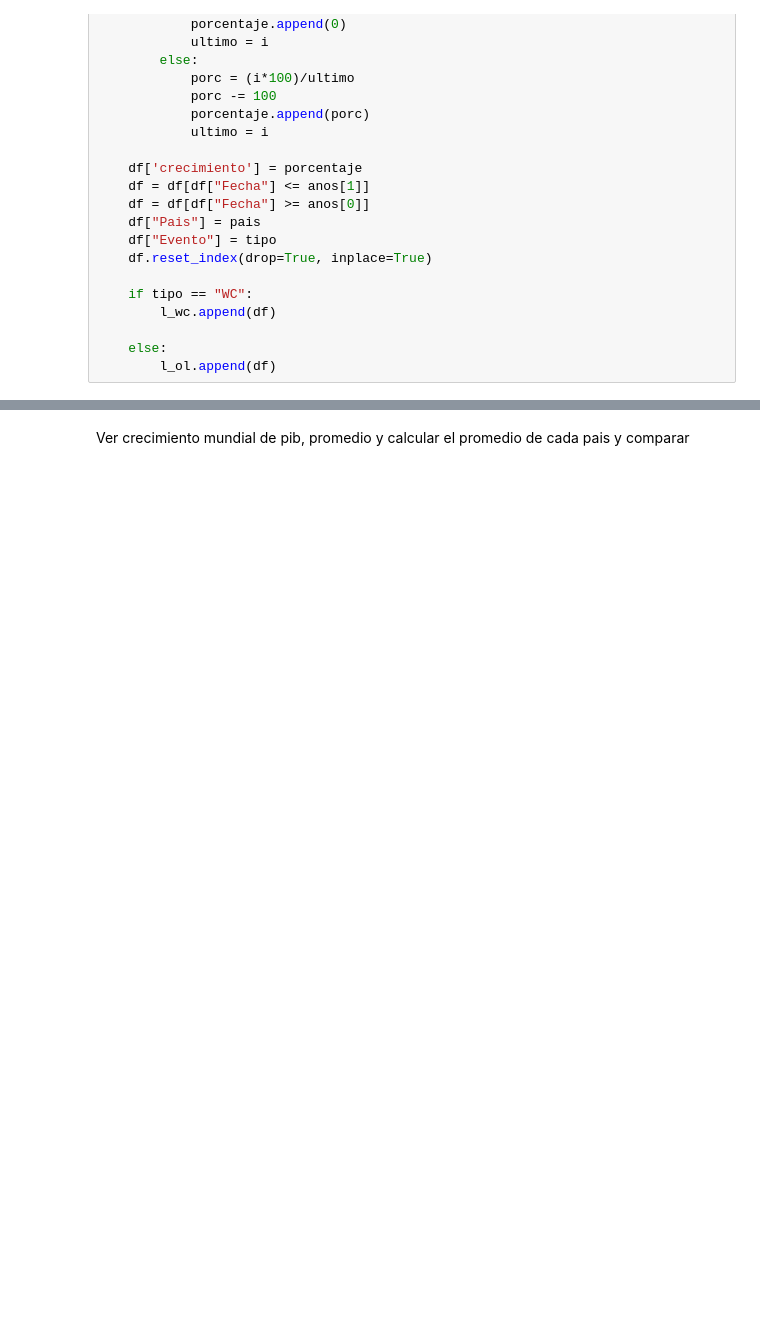
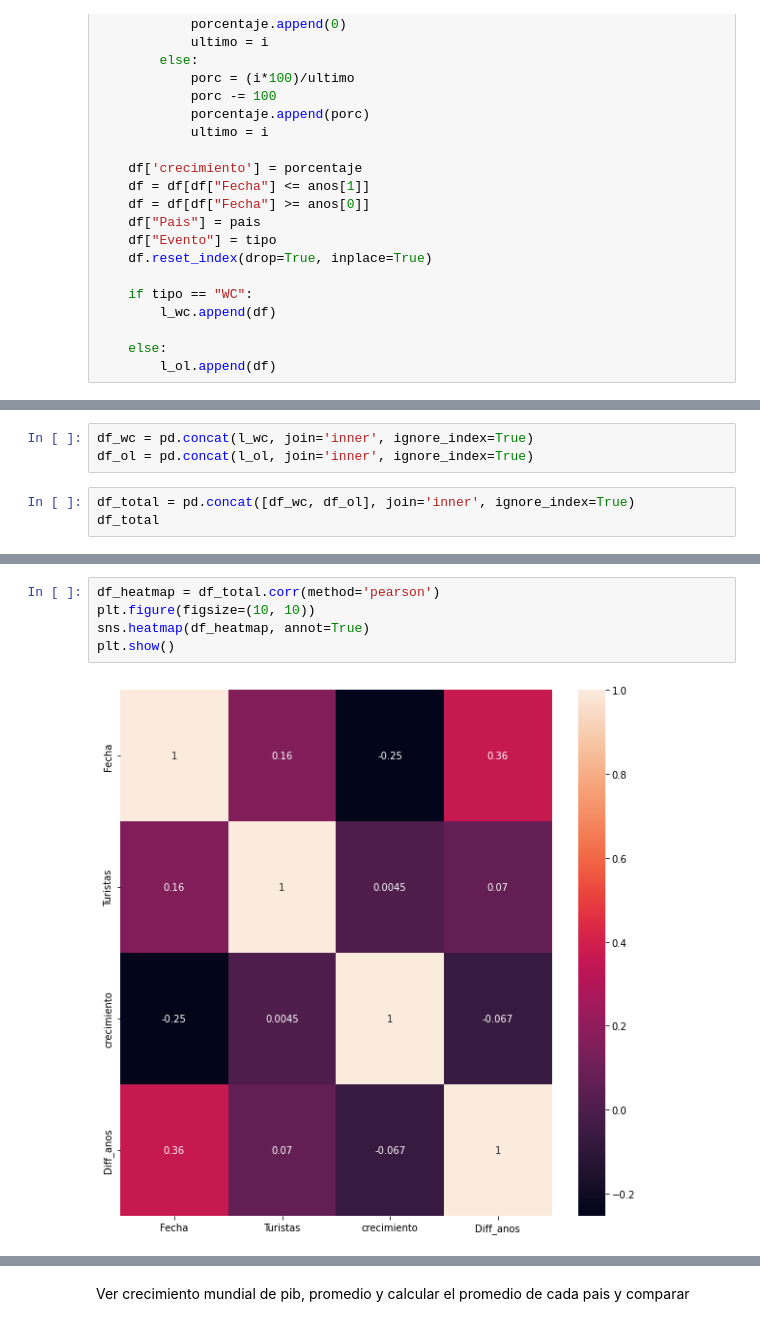
Before and after one commit to ThareauB/Proyecto-libertadores, a Jupyter notebook: proyect.ipynb, the cells around one changed output, grey strips where cells are left out. Cells and saved outputs as stored; diff of their text form; blank space fills up the shorter version.

```diff
--- a/proyect.ipynb
+++ b/proyect.ipynb
@@ -62,0 +85,6 @@ for j in lista_paises:
+# %%
+df_wc = pd.concat(l_wc, join='inner', ignore_index=True)
+df_ol = pd.concat(l_ol, join='inner', ignore_index=True)
+# %%
+df_total = pd.concat([df_wc, df_ol], join='inner', ignore_index=True)
+df_total
@@ -62,0 +132,7 @@ for j in lista_paises:
+# %%
+df_heatmap = df_total.corr(method='pearson')
+plt.figure(figsize=(10, 10))
+sns.heatmap(df_heatmap, annot=True)
+plt.show()
+# %% [output]
+[figure, added]
```
Also changed, not shown: parts of 8 cells of this notebook.
